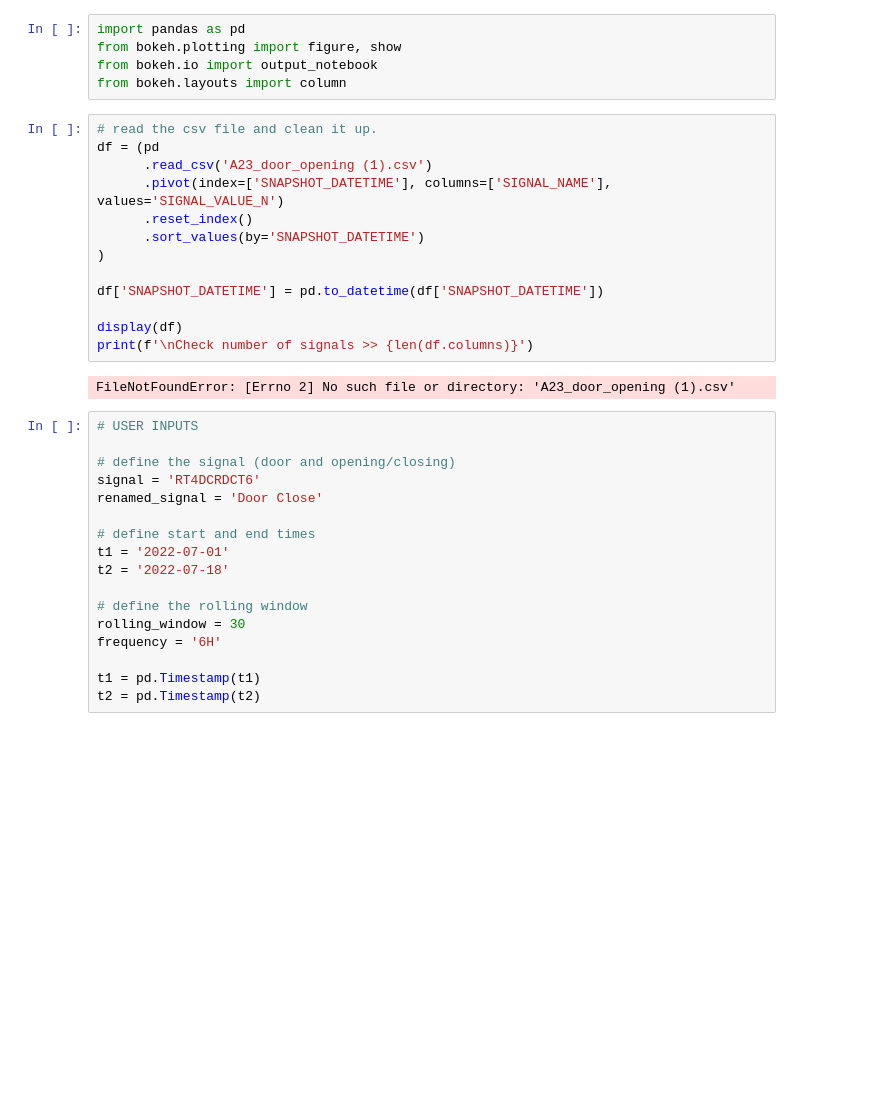
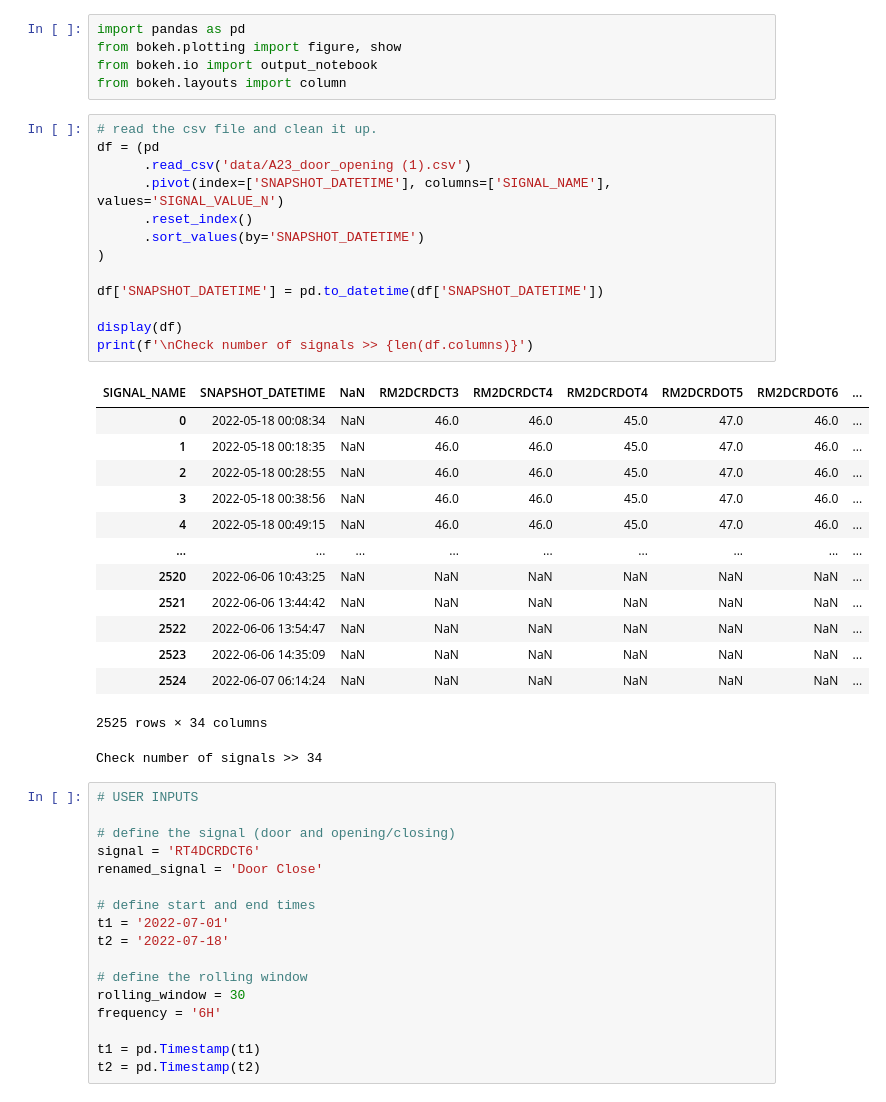
Before and after one commit to yinwongtrains/Door-Opening-Closing, a Jupyter notebook: A23_Door_Analysis.ipynb, the cells around one changed output. Cells and saved outputs as stored; diff of their text form; blank space fills up the shorter version.

```diff
--- a/A23_Door_Analysis.ipynb
+++ b/A23_Door_Analysis.ipynb
@@ -8,18 +8,31 @@ from bokeh.layouts import column
 # %%
 # read the csv file and clean it up.
 df = (pd
-      .read_csv('A23_door_opening (1).csv')
+      .read_csv('data/A23_door_opening (1).csv')
       .pivot(index=['SNAPSHOT_DATETIME'], columns=['SIGNAL_NAME'], values='SIGNAL_VALUE_N')
       .reset_index()
       .sort_values(by='SNAPSHOT_DATETIME')
 )
 
 df['SNAPSHOT_DATETIME'] = pd.to_datetime(df['SNAPSHOT_DATETIME'])
 
 display(df)
 print(f'\nCheck number of signals >> {len(df.columns)}')
 # %% [output]
+| SIGNAL_NAME | SNAPSHOT_DATETIME | NaN | RM2DCRDCT3 | RM2DCRDCT4 | RM2DCRDOT4 | RM2DCRDOT5 | RM2DCRDOT6 | ... |
+| 0 | 2022-05-18 00:08:34 | NaN | 46.0 | 46.0 | 45.0 | 47.0 | 46.0 | ... |
+| 1 | 2022-05-18 00:18:35 | NaN | 46.0 | 46.0 | 45.0 | 47.0 | 46.0 | ... |
+| 2 | 2022-05-18 00:28:55 | NaN | 46.0 | 46.0 | 45.0 | 47.0 | 46.0 | ... |
+| 3 | 2022-05-18 00:38:56 | NaN | 46.0 | 46.0 | 45.0 | 47.0 | 46.0 | ... |
+| 4 | 2022-05-18 00:49:15 | NaN | 46.0 | 46.0 | 45.0 | 47.0 | 46.0 | ... |
+| ... | ... | ... | ... | ... | ... | ... | ... | ... |
+| 2520 | 2022-06-06 10:43:25 | NaN | NaN | NaN | NaN | NaN | NaN | ... |
+| 2521 | 2022-06-06 13:44:42 | NaN | NaN | NaN | NaN | NaN | NaN | ... |
+| 2522 | 2022-06-06 13:54:47 | NaN | NaN | NaN | NaN | NaN | NaN | ... |
+| 2523 | 2022-06-06 14:35:09 | NaN | NaN | NaN | NaN | NaN | NaN | ... |
+| 2524 | 2022-06-07 06:14:24 | NaN | NaN | NaN | NaN | NaN | NaN | ... |
-FileNotFoundError: [Errno 2] No such file or directory: 'A23_door_opening (1).csv'
+2525 rows × 34 columns
+Check number of signals >> 34
 # %%
 # USER INPUTS
 
```
Also changed, not shown: parts of 2 cells of this notebook.
